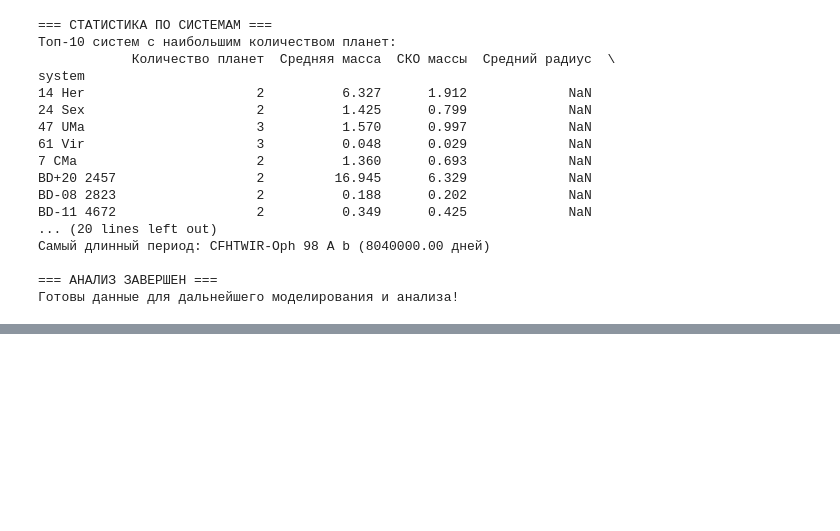
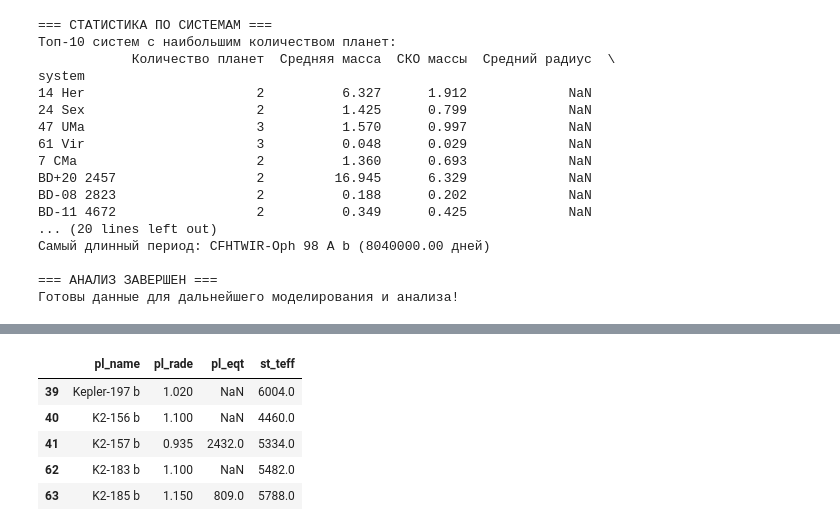
Before and after one commit to IrinaAntipina/astro-biom, a Jupyter notebook: data/eda.ipynb, the cells around one changed output, grey strips where cells are left out. Drawn from its saved outputs; the diff is of its cells as text; code cells hidden in the pictures; blank space fills up the shorter version.

```diff
--- a/data/eda.ipynb
+++ b/data/eda.ipynb
@@ -285,0 +609,13 @@ BD-11 4672                  2          0.349      0.425             NaN
+# %%
+# Посмотрим на 5 планет, похожих на Землю по размеру (радиус от 0.8 до 1.2 Земли)
+earth_like = df[ (df['pl_rade'] > 0.8) & (df['pl_rade'] < 1.2) ]
+
+# Выведем только интересные колонки
+display(earth_like[['pl_name', 'pl_rade', 'pl_eqt', 'st_teff']].head())
+# %% [output]
+|  | pl_name | pl_rade | pl_eqt | st_teff |
+| 39 | Kepler-197 b | 1.020 | NaN | 6004.0 |
+| 40 | K2-156 b | 1.100 | NaN | 4460.0 |
+| 41 | K2-157 b | 0.935 | 2432.0 | 5334.0 |
+| 62 | K2-183 b | 1.100 | NaN | 5482.0 |
+| 63 | K2-185 b | 1.150 | 809.0 | 5788.0 |
```
Also changed, not shown: parts of 10 cells of this notebook, 12 other files.
